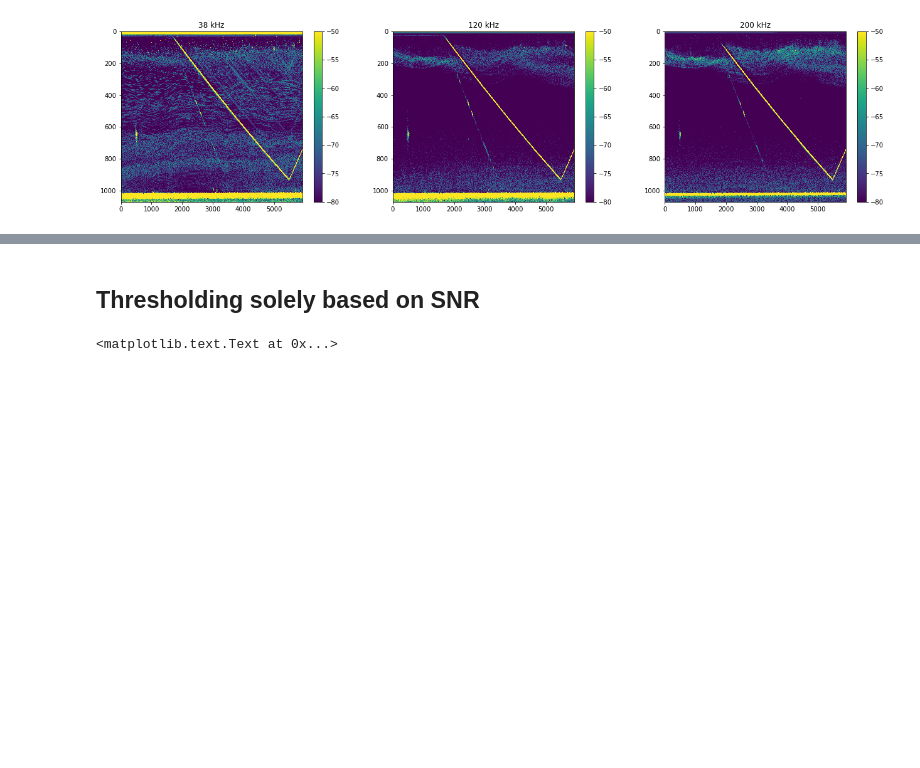
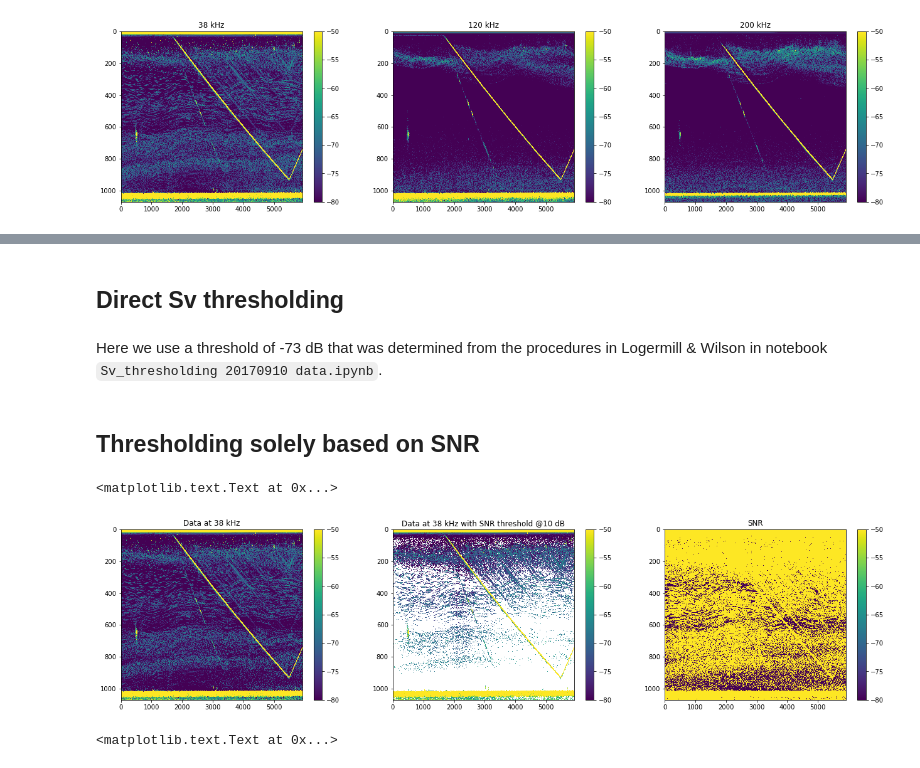
Before and after one commit to valentina-s/ooi_sonar, a Jupyter notebook: Freq-differencing.ipynb, the cells around one changed output, grey strips where cells are left out. Saved outputs shown, nothing was run; the diff lists cells and outputs as text; code cells hidden in the pictures; blank space fills up the shorter version.

```diff
--- a/Freq-differencing.ipynb
+++ b/Freq-differencing.ipynb
@@ -278,0 +194,4 @@ Based on the above figure should still select Sv threshold = -73 dB.
+# %% [markdown]
+## Direct Sv thresholding
+# %% [markdown]
+Here we use a threshold of -73 dB that was determined from the procedures in Logermill & Wilson in notebook `Sv_thresholding 20170910 data.ipynb`.
@@ -286,3 +219,17 @@ Sv_corr_120_SNR[SNR<SNR_th] = np.nan
+# %%
+fig,(ax0,ax1,ax2) = plt.subplots(ncols=3,figsize=(22,5))
+im0 = ax0.imshow(Sv_corr_38,aspect='auto',vmin=-80,vmax=-50)
+fig.colorbar(im0,ax=ax0)
+ax0.set_title('Data at 38 kHz')
+im1 = ax1.imshow(Sv_corr_38_SNR,aspect='auto',vmin=-80,vmax=-50)
+fig.colorbar(im1,ax=ax1)
+ax1.set_title('Data at 38 kHz with SNR threshold @%d dB' % SNR_th)
+im2 = ax2.imshow(Sv_corr_38-Sv_noise_38,aspect='auto',vmin=-80,vmax=-50)
+fig.colorbar(im2,ax=ax2)
+ax2.set_title('SNR')
+# %% [output]
+<matplotlib.text.Text at 0x...>
+[figure, added]
 # %%
 fig,(ax0,ax1,ax2) = plt.subplots(ncols=3,figsize=(22,5))
 im0 = ax0.imshow(Sv_corr_120,aspect='auto',vmin=-80,vmax=-50)
```
Also changed, not shown: parts of 34 cells of this notebook, 6 other files.
